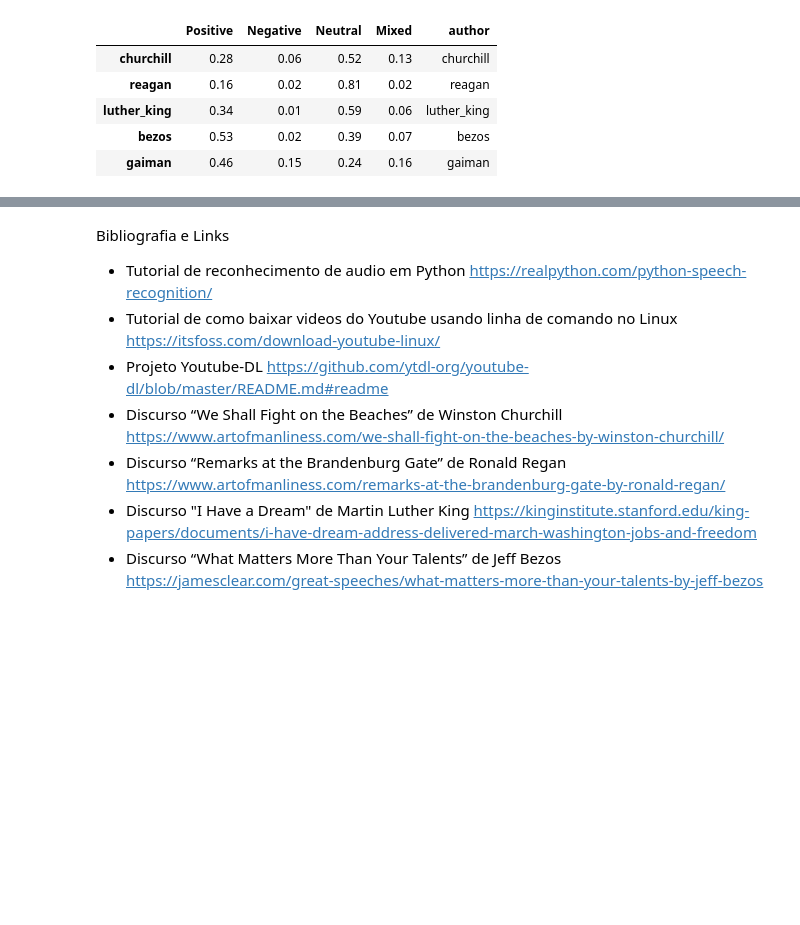
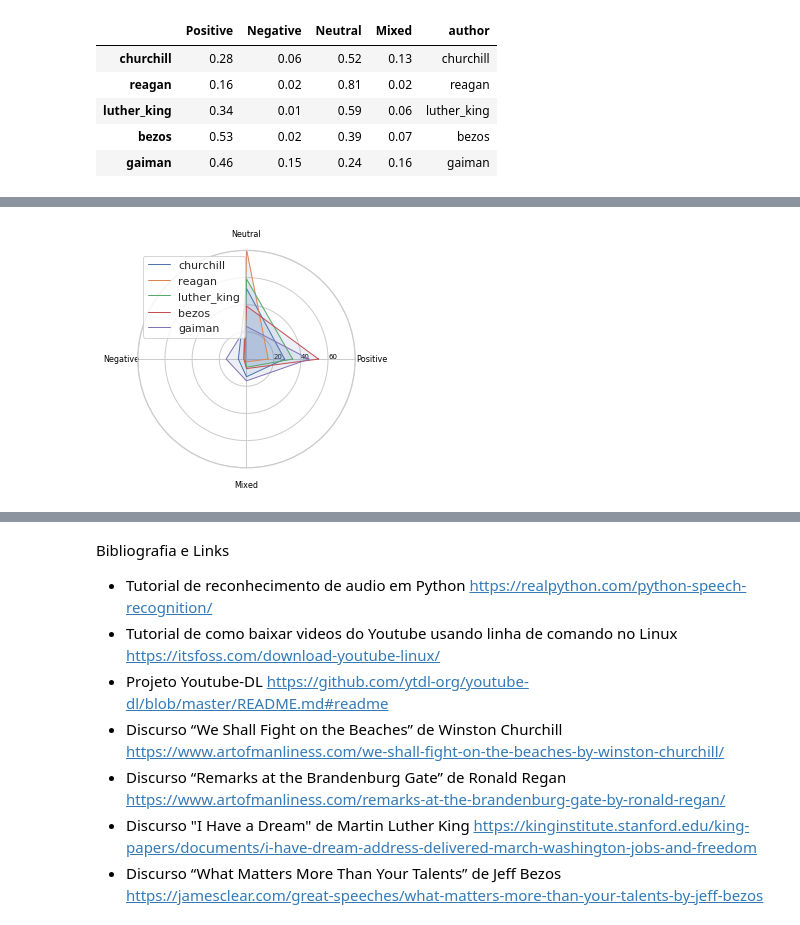
Before and after one commit to GabrielSGoncalves/nlp_aws, a Jupyter notebook: NLP_usando_AWS.ipynb, the cells around one changed output, grey strips where cells are left out. Saved outputs shown, nothing was run; the diff lists cells and outputs as text; code cells hidden in the pictures; blank space fills up the shorter version.

Commit message:
Add blocks to create radar plots to notebook

```diff
--- a/NLP_usando_AWS.ipynb
+++ b/NLP_usando_AWS.ipynb
@@ -479,0 +472,4 @@ df.T
+# %%
+df_t = df.drop('author', axis=1).T
+df_t = df_t.reindex(index = ['Positive', 'Neutral', 'Negative', 'Mixed'])
+df_t
@@ -483,61 +485,45 @@ import matplotlib.pyplot as plt
 import pandas as pd
 from math import pi
 
-# Set data
-df = pd.DataFrame({
-'group': ['A','B','C','D'],
-'var1': [38, 1.5, 30, 4],
-'var2': [29, 10, 9, 34],
-'var3': [8, 39, 23, 24],
-'var4': [7, 31, 33, 14],
-'var5': [28, 15, 32, 14]
-})
-
 # ------- PART 1: Define a function that do a plot for one line of the dataset!
 
-def make_spider( row, title, color):
+# number of variable
+categories=['Positive', 'Neutral', 'Negative', 'Mixed']
+colors = ['']
+N = len(categories)
+legend = []
 
-# number of variable
-categories=list(df)[1:]
-N = len(categories)
+for n in range(len(df_t.columns)):
+    # We are going to plot the first line of the data frame.
+    # But we need to repeat the first value to close the circular graph:
+    values= df_t[df_t.columns[n]].tolist()
+    values += values[:1]
+    legend.append(df_t.columns[n])
 
-# What will be the angle of each axis in the plot? (we divide the plot / number of variable)
-angles = [n / float(N) * 2 * pi for n in range(N)]
-angles += angles[:1]
+    # What will be the angle of each axis in the plot? (we divide the plot / number of variable)
+    angles = [n / float(N) * 2 * pi for n in range(N)]
+    angles += angles[:1]
 
-# Initialise the spider plot
-ax = plt.subplot(2,2,row+1, polar=True, )
+    # Initialise the spider plot
+    ax = plt.subplot(111, polar=True)
 
-# If you want the first axis to be on top:
-ax.set_theta_offset(pi / 2)
-ax.set_theta_direction(-1)
+    # Draw one axe per variable + add labels labels yet
+    plt.xticks(angles[:-1], categories, color='black', size=8)
 
-# Draw one axe per variable + add labels labels yet
-plt.xticks(angles[:-1], categories, color='grey', size=8)
+    # Draw ylabels
+    ax.set_rlabel_position(0)
+    plt.yticks([0.2,0.4,0.6, 0.8], ["20","40","60", ""], color="black", size=7)
+    plt.ylim(0,0.80)
 
-# Draw ylabels
-ax.set_rlabel_position(0)
-plt.yticks([10,20,30], ["10","20","30"], color="grey", size=7)
-plt.ylim(0,40)
+    # Plot data
+    ax.plot(angles, values, linewidth=1, linestyle='solid')
 
-# Ind1
-values=df.loc[row].drop('group').values.flatten().tolist()
-values += values[:1]
-ax.plot(angles, values, color=color, linewidth=2, linestyle='solid')
-ax.fill(angles, values, color=color, alpha=0.4)
+    # Add legend
+    ax.legend(legend, loc='upper left')
 
-# Add a title
-plt.title(title, size=11, color=color, y=1.1)
-
-# ------- PART 2: Apply to all individuals
-# initialize the figure
-my_dpi=96
-plt.figure(figsize=(1000/my_dpi, 1000/my_dpi), dpi=my_dpi)
-
-# Create a color palette:
-my_palette = plt.cm.get_cmap("Set2", len(df.index))
-
-# Loop to plot
-for row in range(0, len(df.index)):
-make_spider( row=row, title='group '+df['group'][row], color=my_palette(row))
+    # Fill area
+    ax.fill(angles, values, 'b', alpha=0.1)
+    plt.savefig(f'{df_t.columns[n]}_radar.png', dpi=600, orientation='landscape', figsize=(16, 9))
+    #plt.show()
+    #plt.clf()
 # %% [output]
@@ -544,0 +530 @@ IndentationError: expected an indented block (<ipython-input-53-6938e61e3934>, l
+[figure, added]
```
Also changed, not shown: parts of 20 cells of this notebook.
